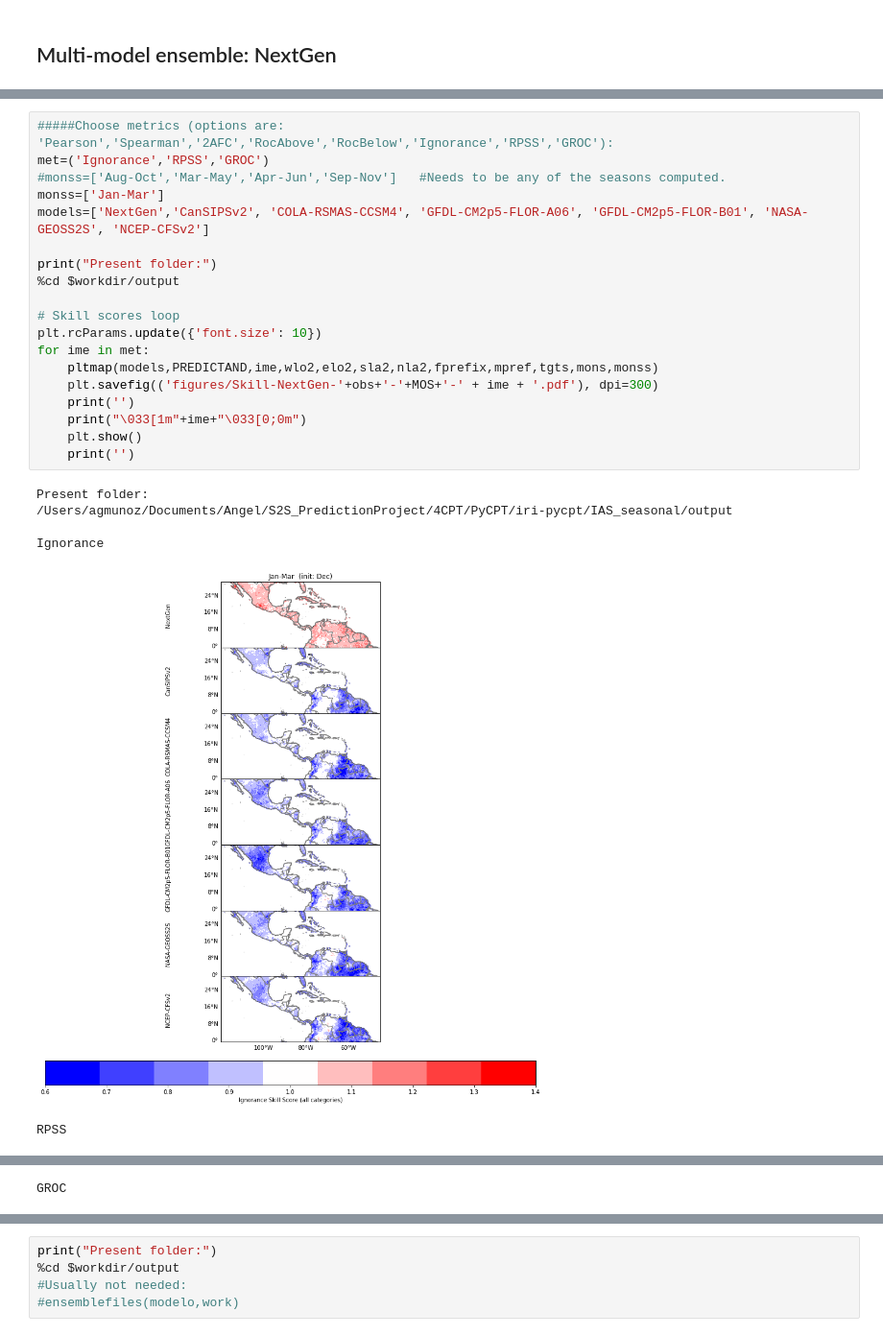
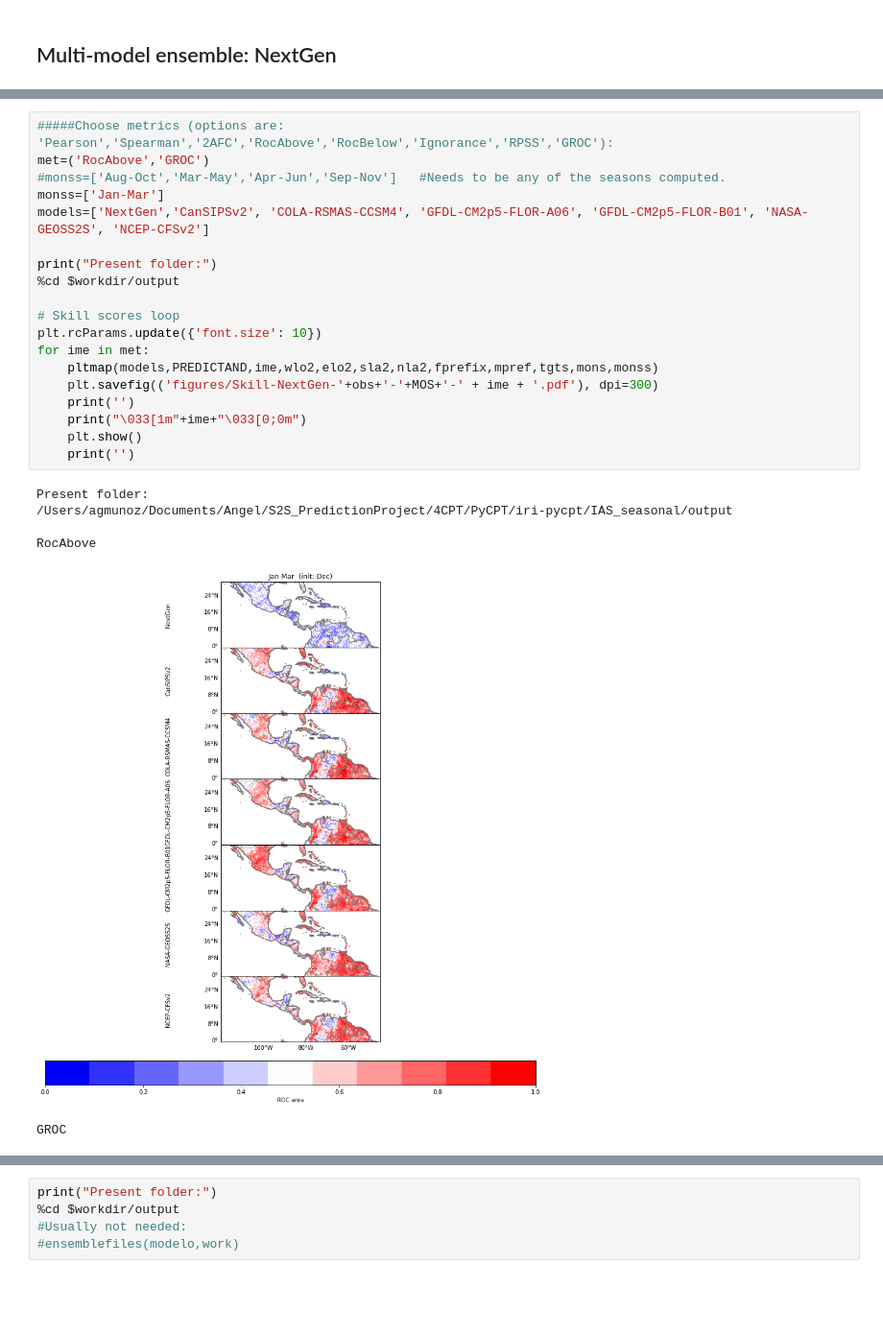
Before and after one commit to ssilje/iri-pycpt, a Jupyter notebook: PyCPT_seav1.9.ipynb, the cells around one changed output, grey strips where cells are left out. Shown at 96% size. Saved outputs shown, nothing was run; the diff lists cells and outputs as text; blank space fills up the shorter version.

```diff
--- a/PyCPT_seav1.9.ipynb
+++ b/PyCPT_seav1.9.ipynb
@@ -415,27 +415,27 @@ New folder:
 PROCESS COMPLETED
 # %%
 #####Choose metrics (options are: 'Pearson','Spearman','2AFC','RocAbove','RocBelow','Ignorance','RPSS','GROC'):
-met=('Ignorance','RPSS','GROC')
+met=('RocAbove','GROC')
 #monss=['Aug-Oct','Mar-May','Apr-Jun','Sep-Nov']   #Needs to be any of the seasons computed.
 monss=['Jan-Mar']
 models=['NextGen','CanSIPSv2', 'COLA-RSMAS-CCSM4', 'GFDL-CM2p5-FLOR-A06', 'GFDL-CM2p5-FLOR-B01', 'NASA-GEOSS2S', 'NCEP-CFSv2']
 
 print("Present folder:")
 %cd $workdir/output
 
 # Skill scores loop
 plt.rcParams.update({'font.size': 10})
 for ime in met:
     pltmap(models,PREDICTAND,ime,wlo2,elo2,sla2,nla2,fprefix,mpref,tgts,mons,monss)
     plt.savefig(('figures/Skill-NextGen-'+obs+'-'+MOS+'-' + ime + '.pdf'), dpi=300)
     print('')
     print("\033[1m"+ime+"\033[0;0m")
     plt.show()
     print('')
 # %% [output]
 Present folder:
 /Users/agmunoz/Documents/Angel/S2S_PredictionProject/4CPT/PyCPT/iri-pycpt/IAS_seasonal/output
 
-Ignorance
+RocAbove
-[figure, old version]
+[figure, new version]
-RPSS
+GROC
@@ -443 +442,0 @@ RPSS
-GROC
```
Also changed, not shown: parts of 5 cells of this notebook, 1 other file.
